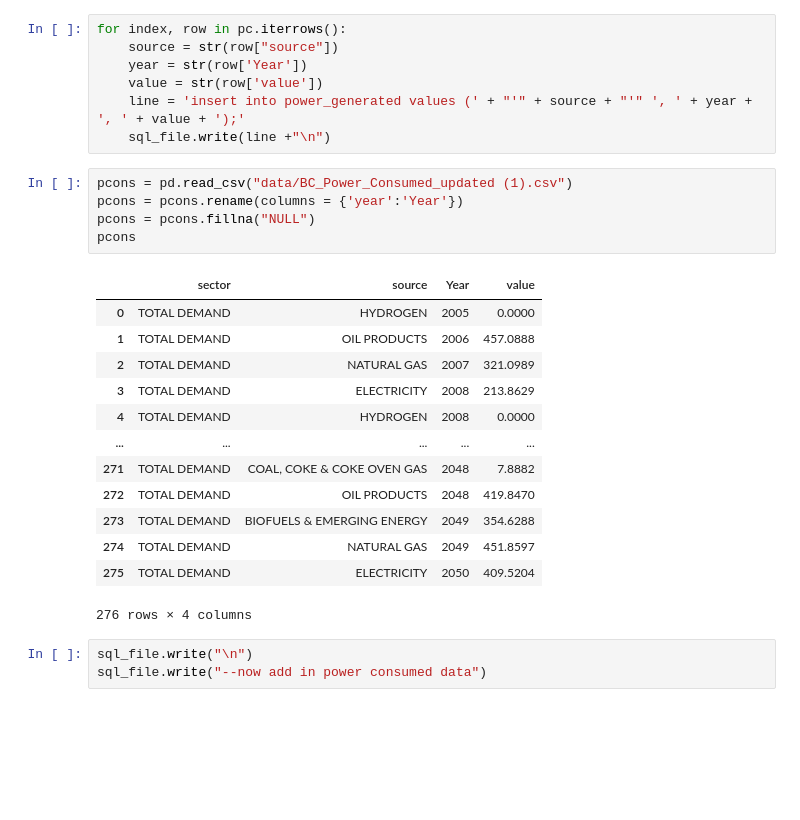
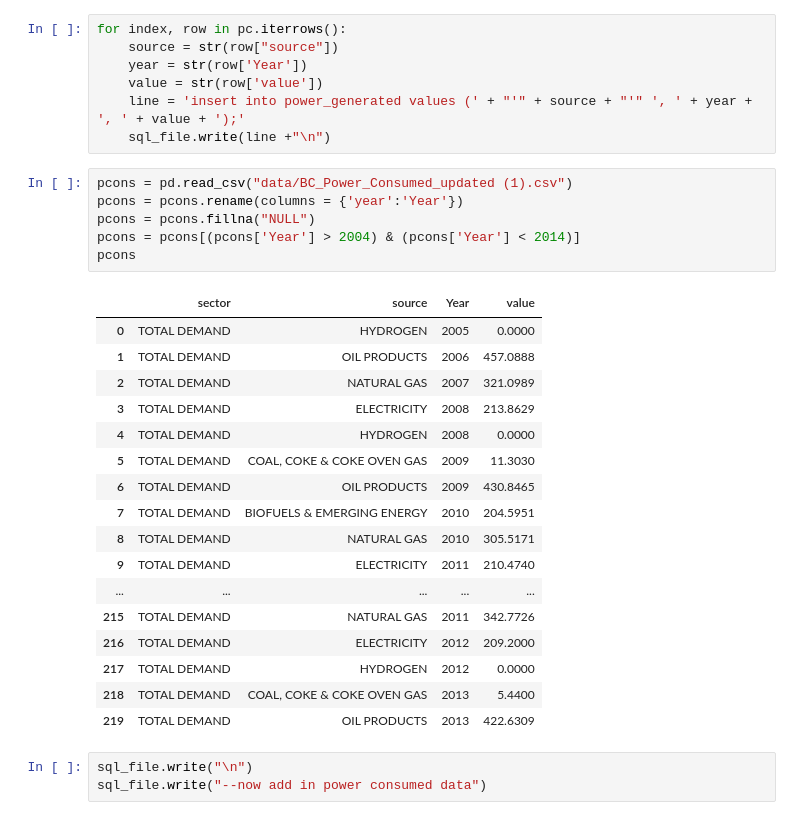
Before and after one commit to mcgillies/CPSC368, a Jupyter notebook: insertgeneration.ipynb, the cells around one changed output. Cells and saved outputs as stored; diff of their text form; blank space fills up the shorter version.

```diff
--- a/insertgeneration.ipynb
+++ b/insertgeneration.ipynb
@@ -66,22 +70,27 @@ for index, row in pc.iterrows():
 # %%
 pcons = pd.read_csv("data/BC_Power_Consumed_updated (1).csv")
 pcons = pcons.rename(columns = {'year':'Year'})
 pcons = pcons.fillna("NULL")
+pcons = pcons[(pcons['Year'] > 2004) & (pcons['Year'] < 2014)]
 pcons
 # %% [output]
 |  | sector | source | Year | value |
 | 0 | TOTAL DEMAND | HYDROGEN | 2005 | 0.0000 |
 | 1 | TOTAL DEMAND | OIL PRODUCTS | 2006 | 457.0888 |
 | 2 | TOTAL DEMAND | NATURAL GAS | 2007 | 321.0989 |
 | 3 | TOTAL DEMAND | ELECTRICITY | 2008 | 213.8629 |
 | 4 | TOTAL DEMAND | HYDROGEN | 2008 | 0.0000 |
+| 5 | TOTAL DEMAND | COAL, COKE & COKE OVEN GAS | 2009 | 11.3030 |
+| 6 | TOTAL DEMAND | OIL PRODUCTS | 2009 | 430.8465 |
+| 7 | TOTAL DEMAND | BIOFUELS & EMERGING ENERGY | 2010 | 204.5951 |
+| 8 | TOTAL DEMAND | NATURAL GAS | 2010 | 305.5171 |
+| 9 | TOTAL DEMAND | ELECTRICITY | 2011 | 210.4740 |
 | ... | ... | ... | ... | ... |
-| 271 | TOTAL DEMAND | COAL, COKE & COKE OVEN GAS | 2048 | 7.8882 |
-| 272 | TOTAL DEMAND | OIL PRODUCTS | 2048 | 419.8470 |
-| 273 | TOTAL DEMAND | BIOFUELS & EMERGING ENERGY | 2049 | 354.6288 |
-| 274 | TOTAL DEMAND | NATURAL GAS | 2049 | 451.8597 |
-| 275 | TOTAL DEMAND | ELECTRICITY | 2050 | 409.5204 |
+| 215 | TOTAL DEMAND | NATURAL GAS | 2011 | 342.7726 |
+| 216 | TOTAL DEMAND | ELECTRICITY | 2012 | 209.2000 |
+| 217 | TOTAL DEMAND | HYDROGEN | 2012 | 0.0000 |
+| 218 | TOTAL DEMAND | COAL, COKE & COKE OVEN GAS | 2013 | 5.4400 |
+| 219 | TOTAL DEMAND | OIL PRODUCTS | 2013 | 422.6309 |
-276 rows × 4 columns
 # %%
 sql_file.write("\n")
 sql_file.write("--now add in power consumed data")
```
Also changed, not shown: parts of 9 cells of this notebook, 1 other file.
